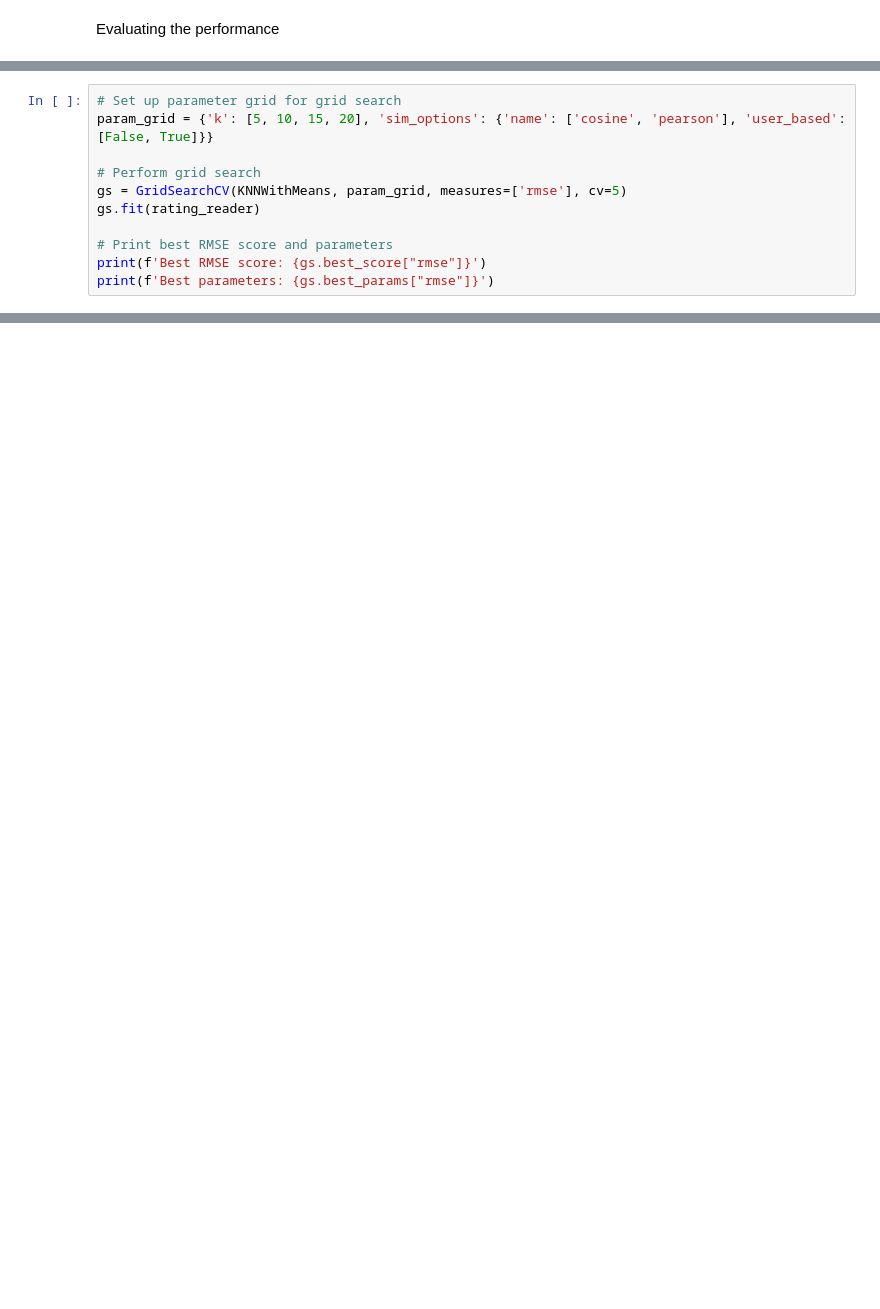
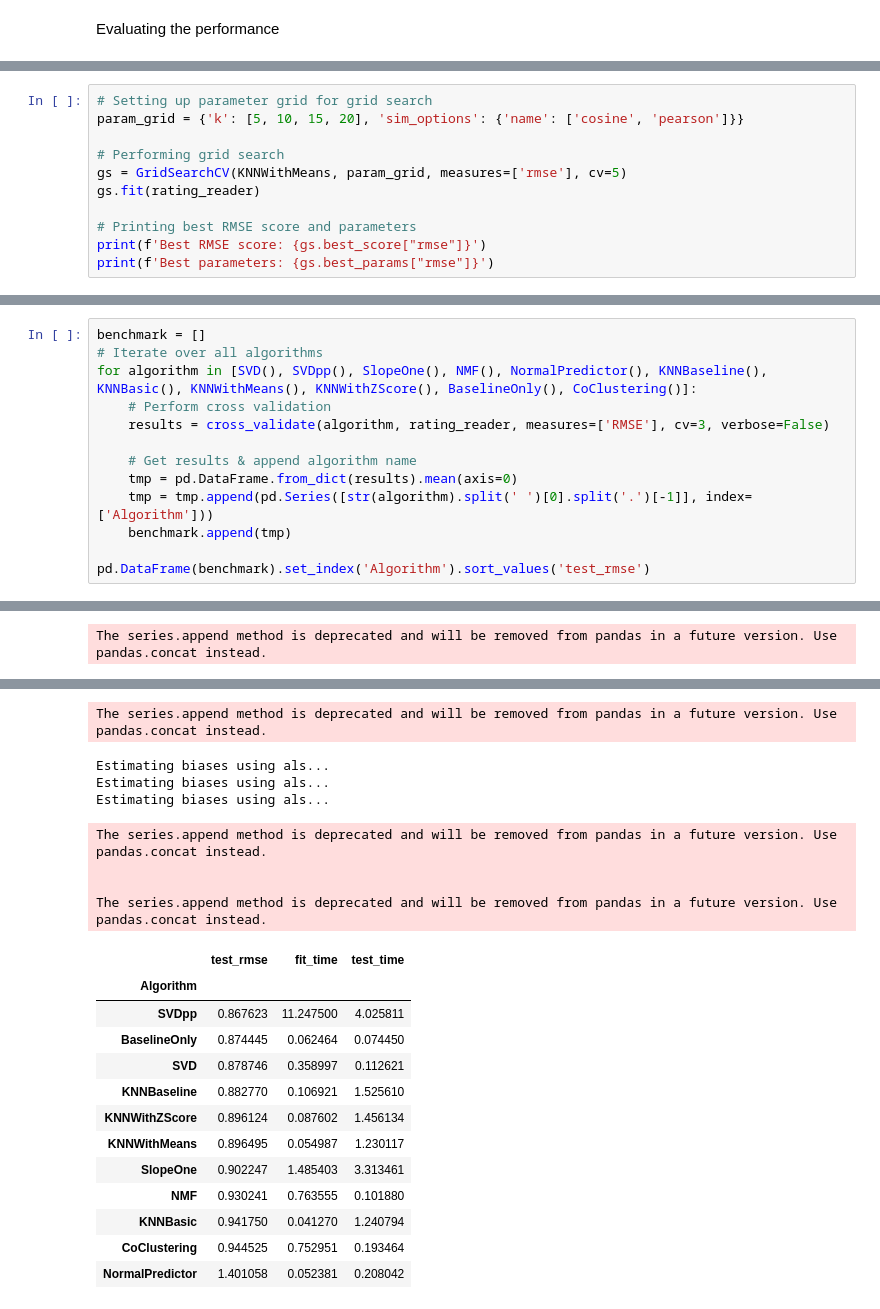
Before and after one commit to ababber19/Stats_402, a Jupyter notebook: collaborative_filtering.ipynb, the cells around one changed output, grey strips where cells are left out. Cells and saved outputs as stored; diff of their text form; blank space fills up the shorter version.

```diff
--- a/collaborative_filtering.ipynb
+++ b/collaborative_filtering.ipynb
@@ -152,12 +193,12 @@ Tuning the parameters
 # %%
-# Set up parameter grid for grid search
-param_grid = {'k': [5, 10, 15, 20], 'sim_options': {'name': ['cosine', 'pearson'], 'user_based': [False, True]}}
+# Setting up parameter grid for grid search
+param_grid = {'k': [5, 10, 15, 20], 'sim_options': {'name': ['cosine', 'pearson']}}
 
-# Perform grid search
+# Performing grid search
 gs = GridSearchCV(KNNWithMeans, param_grid, measures=['rmse'], cv=5)
 gs.fit(rating_reader)
 
-# Print best RMSE score and parameters
+# Printing best RMSE score and parameters
 print(f'Best RMSE score: {gs.best_score["rmse"]}')
 print(f'Best parameters: {gs.best_params["rmse"]}')
 # %% [output]
@@ -180,0 +226,14 @@ Best parameters: {'k': 20, 'sim_options': {'name': 'cosine', 'user_based': True}
+# %%
+benchmark = []
+# Iterate over all algorithms
+for algorithm in [SVD(), SVDpp(), SlopeOne(), NMF(), NormalPredictor(), KNNBaseline(), KNNBasic(), KNNWithMeans(), KNNWithZScore(), BaselineOnly(), CoClustering()]:
+    # Perform cross validation
+    results = cross_validate(algorithm, rating_reader, measures=['RMSE'], cv=3, verbose=False)
+
+    # Get results & append algorithm name
+    tmp = pd.DataFrame.from_dict(results).mean(axis=0)
+    tmp = tmp.append(pd.Series([str(algorithm).split(' ')[0].split('.')[-1]], index=['Algorithm']))
+    benchmark.append(tmp)
+
+pd.DataFrame(benchmark).set_index('Algorithm').sort_values('test_rmse')
+# %% [output]
@@ -180,0 +276 @@ Best parameters: {'k': 20, 'sim_options': {'name': 'cosine', 'user_based': True}
+The series.append method is deprecated and will be removed from pandas in a future version. Use pandas.concat instead.
@@ -180,0 +283,21 @@ Best parameters: {'k': 20, 'sim_options': {'name': 'cosine', 'user_based': True}
+The series.append method is deprecated and will be removed from pandas in a future version. Use pandas.concat instead.
+Estimating biases using als...
+Estimating biases using als...
+Estimating biases using als...
+The series.append method is deprecated and will be removed from pandas in a future version. Use pandas.concat instead.
+
+
+The series.append method is deprecated and will be removed from pandas in a future version. Use pandas.concat instead.
+|  | test_rmse | fit_time | test_time |
+| Algorithm |  |  |  |
+| SVDpp | 0.867623 | 11.247500 | 4.025811 |
+| BaselineOnly | 0.874445 | 0.062464 | 0.074450 |
+| SVD | 0.878746 | 0.358997 | 0.112621 |
+| KNNBaseline | 0.882770 | 0.106921 | 1.525610 |
+| KNNWithZScore | 0.896124 | 0.087602 | 1.456134 |
+| KNNWithMeans | 0.896495 | 0.054987 | 1.230117 |
+| SlopeOne | 0.902247 | 1.485403 | 3.313461 |
+| NMF | 0.930241 | 0.763555 | 0.101880 |
+| KNNBasic | 0.941750 | 0.041270 | 1.240794 |
+| CoClustering | 0.944525 | 0.752951 | 0.193464 |
+| NormalPredictor | 1.401058 | 0.052381 | 0.208042 |
```
Also changed, not shown: parts of 52 cells of this notebook, 1 other file.
